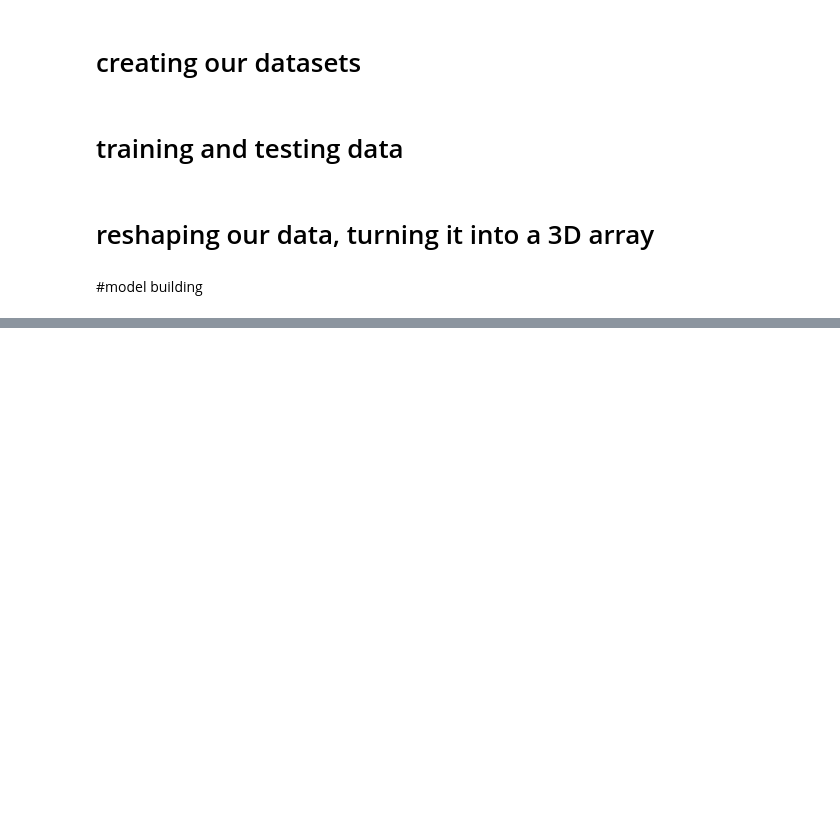
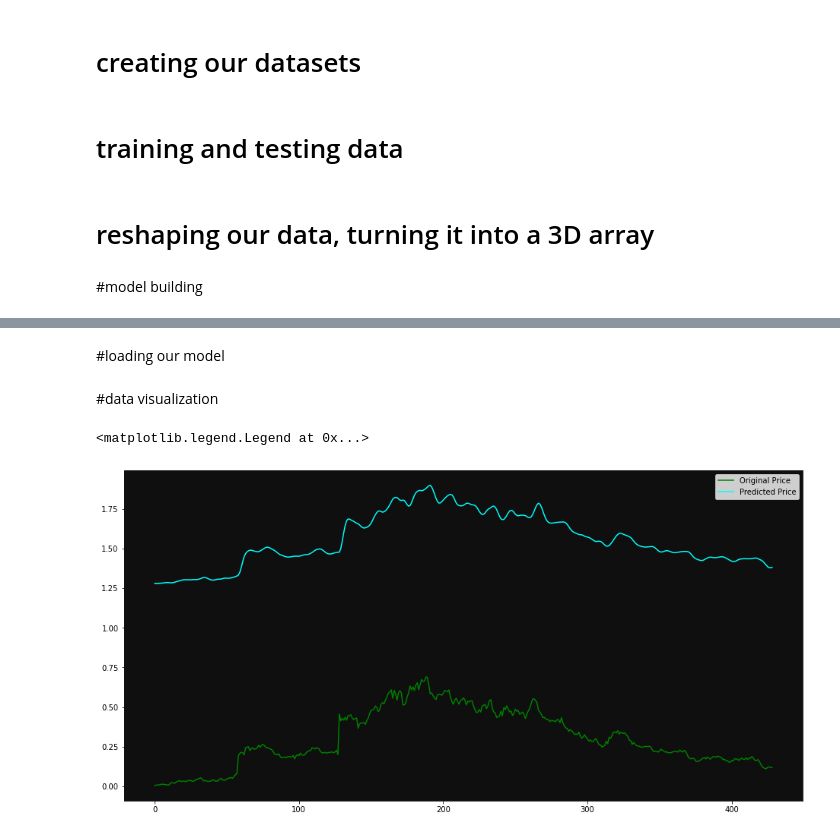
Before and after one commit to byrongomezjr/AAPLStockForecastingWithLSTM, a Jupyter notebook: AAPLStockForecastingWithLSTMs.ipynb, the cells around one changed output, grey strips where cells are left out. Drawn from its saved outputs; the diff is of its cells as text; code cells hidden in the pictures; blank space fills up the shorter version.

Commit message:
our model looks great, need to play with it

```diff
--- a/AAPLStockForecastingWithLSTMs.ipynb
+++ b/AAPLStockForecastingWithLSTMs.ipynb
@@ -105,0 +139,19 @@ model.compile(loss='mean_squared_error', optimizer='adam')
+# %% [markdown]
+#loading our model
+# %%
+model = load_model('stock_prediction.h5')
+# %% [markdown]
+#data visualization
+# %%
+predictions = model.predict(x_test)
+predictions = scaler.inverse_transform(predictions)
+y_test_scaled = scaler.inverse_transform(y_test.reshape(-1,1))
+
+fig, ax = plt.subplots(figsize=(16,8))
+ax.set_facecolor('#0f0f0f')
+ax.plot(y_test_scaled, color='green', label='Original Price')
+plt.plot(predictions, color='cyan', label='Predicted Price')
+plt.legend()
+# %% [output]
+<matplotlib.legend.Legend at 0x...>
+[figure, added]
```
Also changed, not shown: parts of 7 cells of this notebook.
